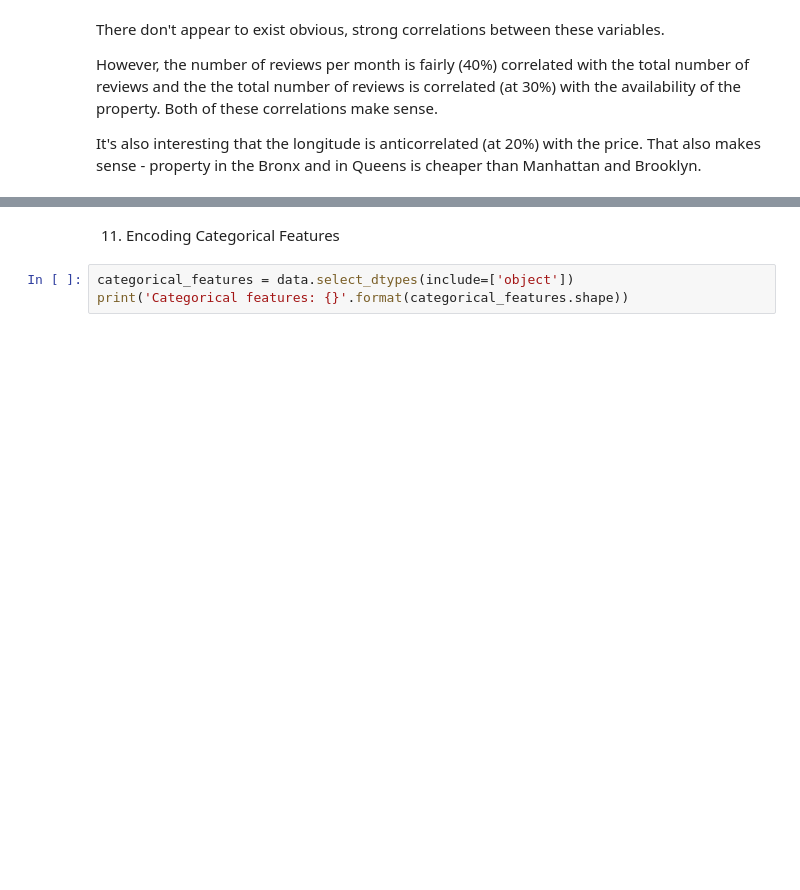
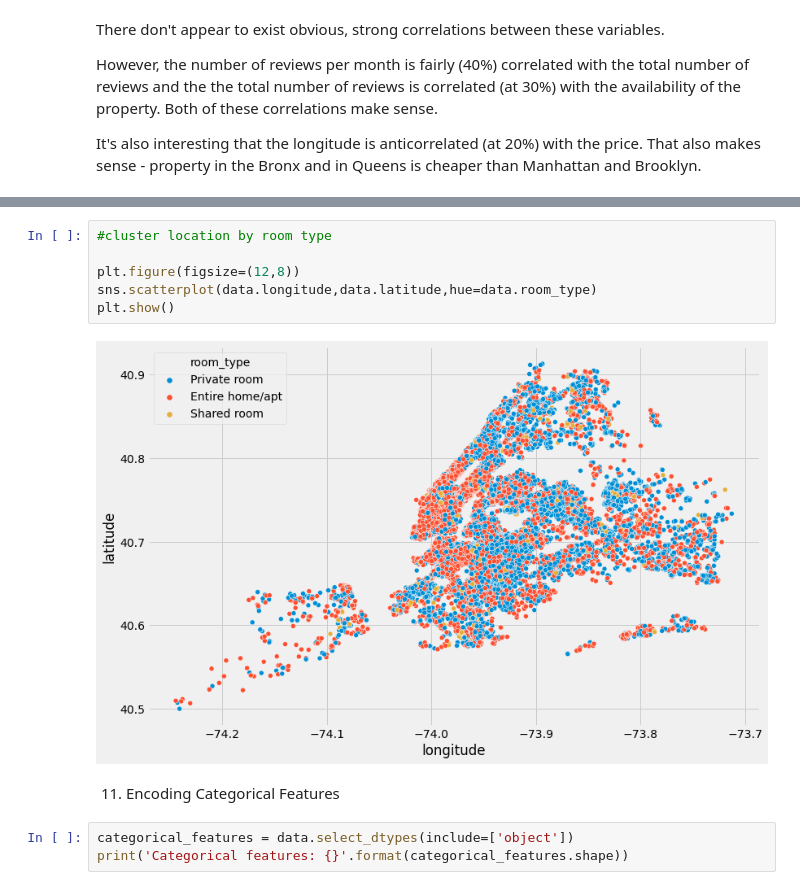
Before and after one commit to gauriverma19/NYC_AIRBNB_PRICE_PREDICTION, a Jupyter notebook: airbnb_nyc.ipynb, the cells around one changed output, grey strips where cells are left out. Saved outputs shown, nothing was run; the diff lists cells and outputs as text; blank space fills up the shorter version.

```diff
--- a/airbnb_nyc.ipynb
+++ b/airbnb_nyc.ipynb
@@ -375,3 +396,11 @@ Converting input from bool to <class 'numpy.uint8'> for compatibility.
+# %%
+#cluster location by room type
+
+plt.figure(figsize=(12,8))
+sns.scatterplot(data.longitude,data.latitude,hue=data.room_type)
+plt.show()
+# %% [output]
+[figure, added]
 # %% [markdown]
 11. Encoding Categorical Features
 # %%
```
Also changed, not shown: parts of 22 cells of this notebook.
